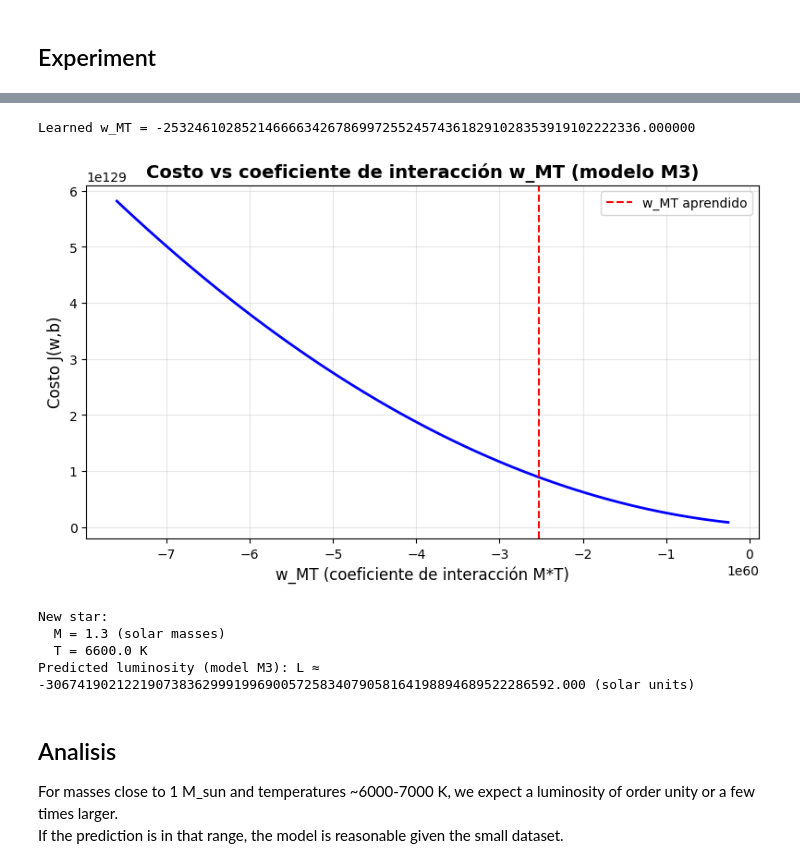
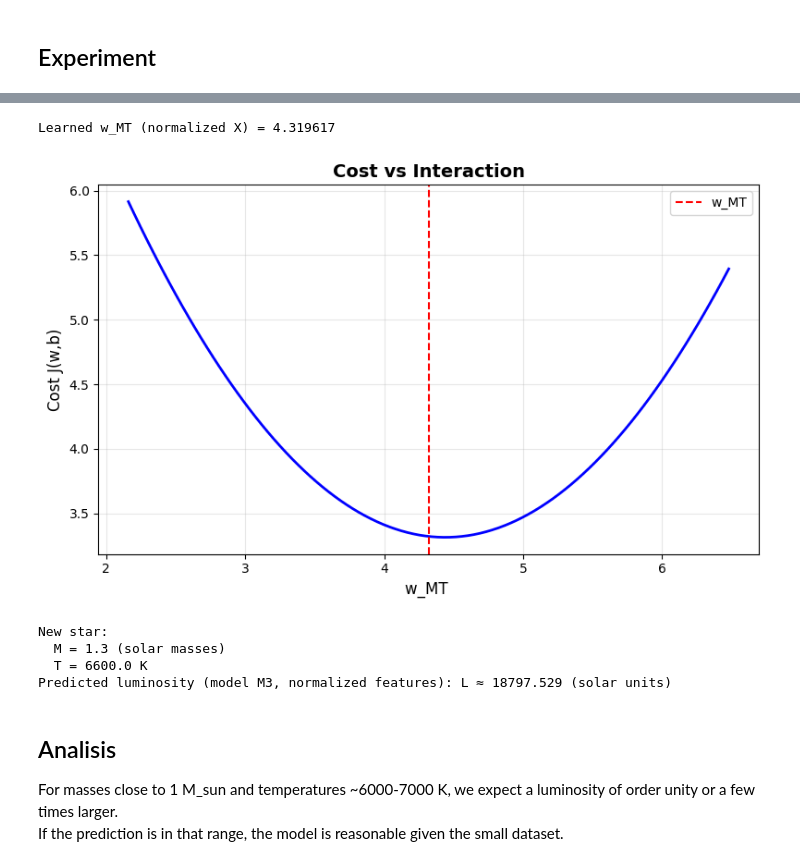
Before and after one commit to SantiagoSu15/Regressio-lab, a Jupyter notebook: 02_part2_polyreg.ipynb, the cells around one changed output, grey strips where cells are left out. Drawn from its saved outputs; the diff is of its cells as text; code cells hidden in the pictures.

```diff
--- a/02_part2_polyreg.ipynb
+++ b/02_part2_polyreg.ipynb
@@ -147,12 +147,17 @@ def gradient_descent(X, y, w_init, b_init, alpha, num_iterations):
 
     return w, b, history_it, history_cost
 
-alpha = 1e-8
-num_iterations = 1000
+X_norm = (X - X.mean(axis=0)) / X.std(axis=0)
+
+y_norm = (y - y.mean()) / y.std()
+
 w_init = np.zeros(n)
 b_init = 0.0
+alpha = 0.01
+num_iterations = 1000
 
-w_learned, b_learned, it_hist, cost_hist = gradient_descent(X, y, w_init, b_init, alpha, num_iterations)
+w_learned, b_learned, it_hist, cost_hist = gradient_descent(X_norm, y_norm, w_init, b_init, alpha, num_iterations)
+
 print("\nLearned parameters:")
 print("w =", w_learned)
 print("b =", b_learned)
@@ -186,6 +191,10 @@ b = -1.7597950238178895e+56
 # %% [markdown]
 ## Experiment
 # %%
+
+def normalize(X):
+    return (X - X.mean(axis=0)) / X.std(axis=0)
+
 
 X_M1 = np.column_stack((M, T))
 
@@ -193,6 +202,9 @@ X_M2 = np.column_stack((M, T, M**2))
 
 X_M3 = np.column_stack((M, T, M**2, M*T))
 
+X_M1_norm = normalize(X_M1)
+X_M2_norm = normalize(X_M2)
+X_M3_norm = normalize(X_M3)
 
 def train_model(X_model, y, alpha, num_iterations):
     n_model = X_model.shape[1]
@@ -202,12 +214,12 @@ def train_model(X_model, y, alpha, num_iterations):
     final_cost = compute_cost(X_model, y, w_tr, b_tr)
     return w_tr, b_tr, final_cost, it_hist, cost_hist
 
-alpha_exp = 1e-8
+alpha_exp = 0.01
 num_iter_exp = 1000
 
 results = []
 
-for name, X_model in [("M1", X_M1), ("M2", X_M2), ("M3", X_M3)]:
+for name, X_model in [("M1", X_M1_norm), ("M2", X_M2_norm), ("M3", X_M3_norm)]:
     w_tr, b_tr, final_cost, it_hist, cost_hist = train_model(X_model, y, alpha_exp, num_iter_exp)
     results.append({
         'name': name,
@@ -299,57 +311,68 @@ M3      889976317915416138294552473232738408135899413884164726378620427177597281
 # %%
+
+
+X_M3_norm = normalize(X_M3)
 
 res_M3 = next(r for r in results if r['name'] == 'M3')
 X_M3 = res_M3['X']
 w_M3 = res_M3['w'].copy()
 b_M3 = res_M3['b']
 
-idx_MT = X_M3.shape[1] - 1
+w_M3_norm = w_M3.copy()
+b_M3_norm = b_M3
 
-w_MT_learned = w_M3[idx_MT]
-print(f"Learned w_MT = {w_MT_learned:.6f}")
+idx_MT = X_M3_norm.shape[1] - 1
+w_MT_learned = w_M3_norm[idx_MT]
+print(f"Learned w_MT (normalized X) = {w_MT_learned:.6f}")
 
-w_MT_values = np.linspace(w_MT_learned * 0.1, w_MT_learned * 3.0, 100)
+w_MT_values = np.linspace(w_MT_learned * 0.5, w_MT_learned * 1.5, 100)
 J_values = []
 
 for w_mt in w_MT_values:
     w_temp = w_M3.copy()
     w_temp[idx_MT] = w_mt
     J_val = compute_cost(X_M3, y, w_temp, b_M3)
     J_values.append(J_val)
 
 J_values = np.array(J_values)
 
 mplt.figure(figsize=(8, 5))
 mplt.plot(w_MT_values, J_values, 'b-', linewidth=2)
-mplt.axvline(w_MT_learned, color='red', linestyle='--', label='w_MT aprendido')
-mplt.xlabel("w_MT (coeficiente de interacción M*T)", fontsize=12)
-mplt.ylabel("Costo J(w,b)", fontsize=12)
-mplt.title("Costo vs coeficiente de interacción w_MT (modelo M3)", fontsize=14, fontweight='bold')
+mplt.axvline(w_MT_learned, color='red', linestyle='--', label='w_MT')
+mplt.xlabel("w_MT ", fontsize=12)
+mplt.ylabel("Cost J(w,b)", fontsize=12)
+mplt.title("Cost vs Interaction", fontsize=14, fontweight='bold')
 mplt.grid(True, alpha=0.3)
 mplt.legend()
 mplt.tight_layout()
 mplt.show()
 # %% [output]
-Learned w_MT = -2532461028521466663426786997255245743618291028353919102222336.000000
+Learned w_MT (normalized X) = 4.319617
-[figure, old version]
+[figure, new version]
 # %%
 
 M_new = 1.3
 T_new = 6600.0
 
+X_mean = X_M3.mean(axis=0)
+X_std = X_M3.std(axis=0)
+
 M_new_features = np.array([[M_new, T_new, M_new**2, M_new * T_new]])
+M_new_features_norm = (M_new_features - X_mean) / X_std
 
-L_pred_new = predict(M_new_features, w_M3, b_M3)[0]
+
+L_pred_new = predict(M_new_features_norm, w_M3, b_M3)[0]
+
 
 print("New star:")
 print(f"  M = {M_new} (solar masses)")
 print(f"  T = {T_new} K")
-print(f"Predicted luminosity (model M3): L ≈ {L_pred_new:.3f} (solar units)")
+print(f"Predicted luminosity (model M3, normalized features): L ≈ {L_pred_new:.3f} (solar units)")
 # %% [output]
 New star:
   M = 1.3 (solar masses)
   T = 6600.0 K
-Predicted luminosity (model M3): L ≈ -30674190212219073836299919969005725834079058164198894689522286592.000 (solar units)
+Predicted luminosity (model M3, normalized features): L ≈ 18797.529 (solar units)
 # %% [markdown]
 ## Analisis
 
```
Also changed, not shown: parts of 2 cells of this notebook.
